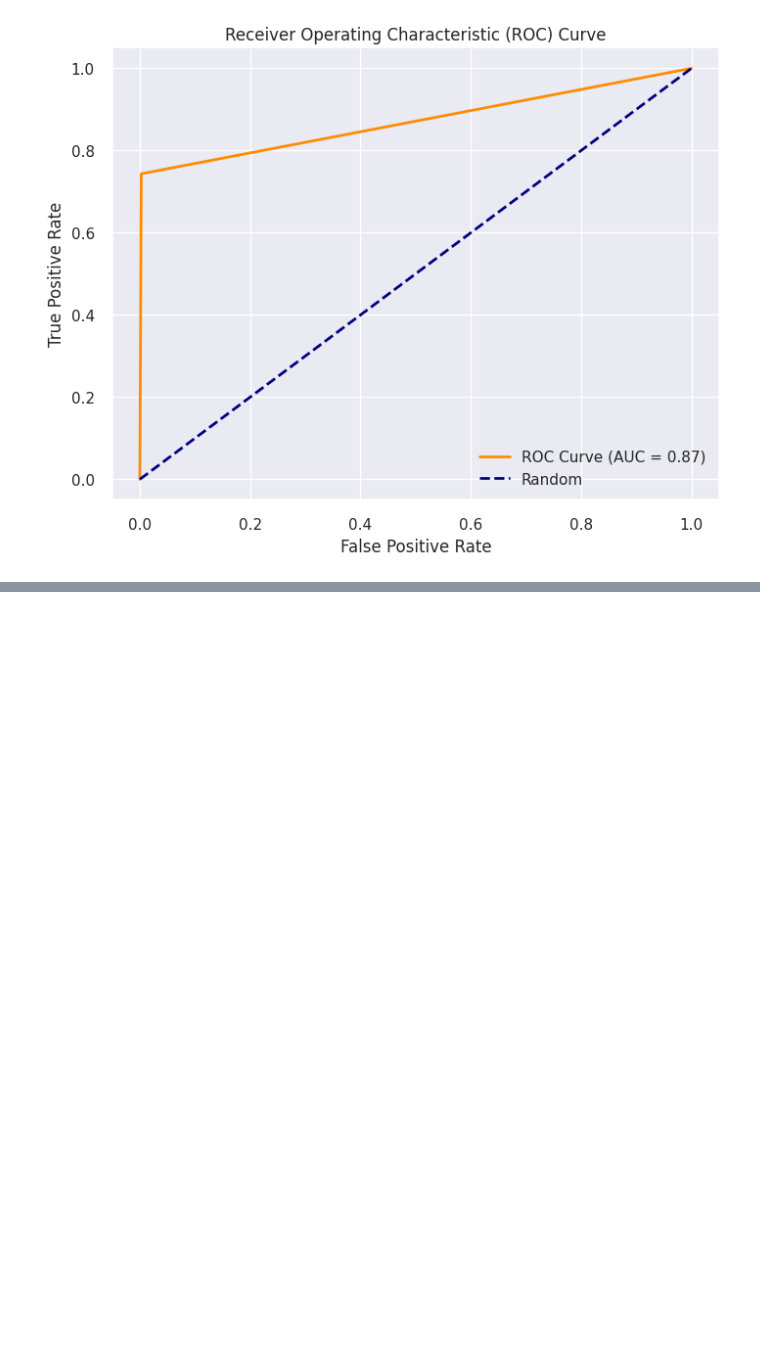
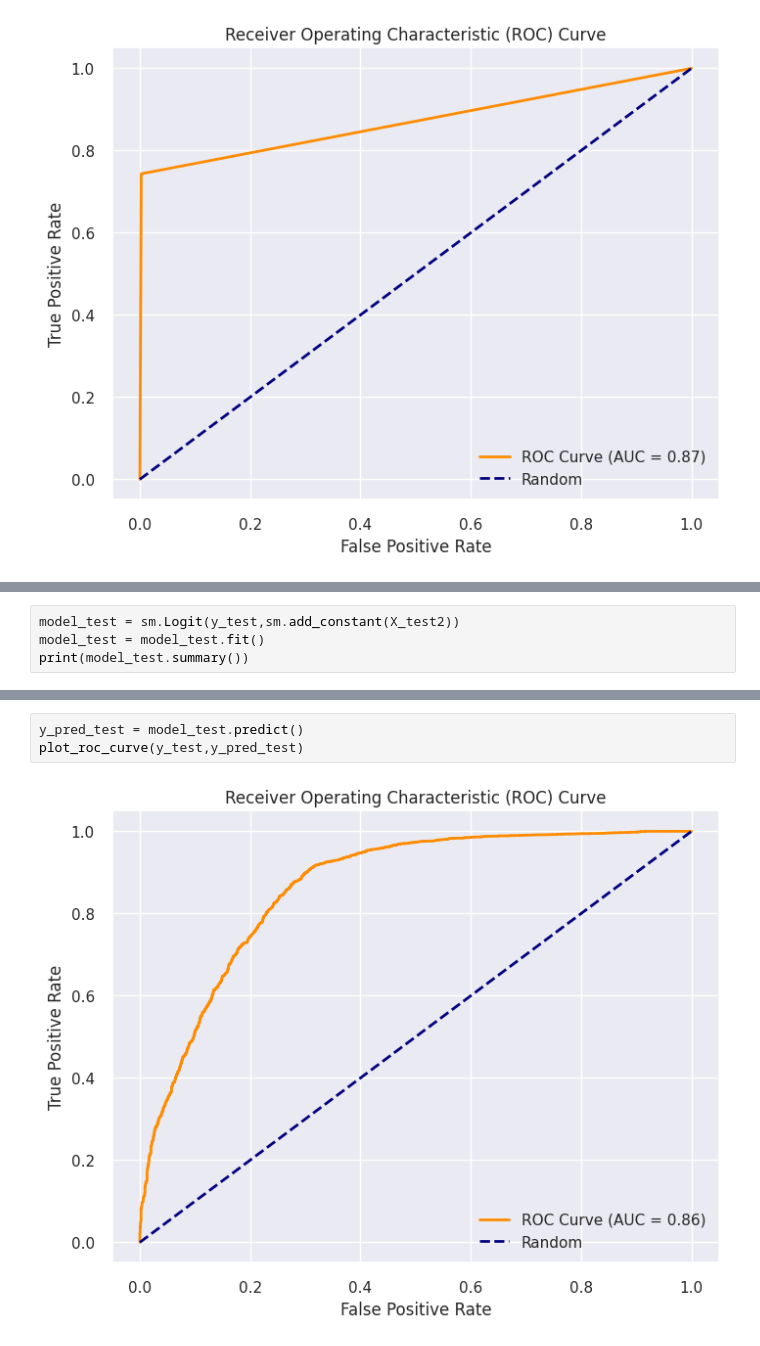
Before and after one commit to cianyu12/Credit-risk-study, a Jupyter notebook: Credit_Risk_Approval_Model.ipynb, the cells around one changed output, grey strips where cells are left out. Cells and saved outputs as stored; diff of their text form; blank space fills up the shorter version.

```diff
--- a/Credit_Risk_Approval_Model.ipynb
+++ b/Credit_Risk_Approval_Model.ipynb
@@ -623,0 +932,4 @@ weighted avg       0.95      0.94      0.94     28501
+# %%
+model_test = sm.Logit(y_test,sm.add_constant(X_test2))
+model_test = model_test.fit()
+print(model_test.summary())
@@ -623,0 +954,5 @@ weighted avg       0.95      0.94      0.94     28501
+# %%
+y_pred_test = model_test.predict()
+plot_roc_curve(y_test,y_pred_test)
+# %% [output]
+[figure, added]
```
Also changed, not shown: parts of 51 cells of this notebook.
